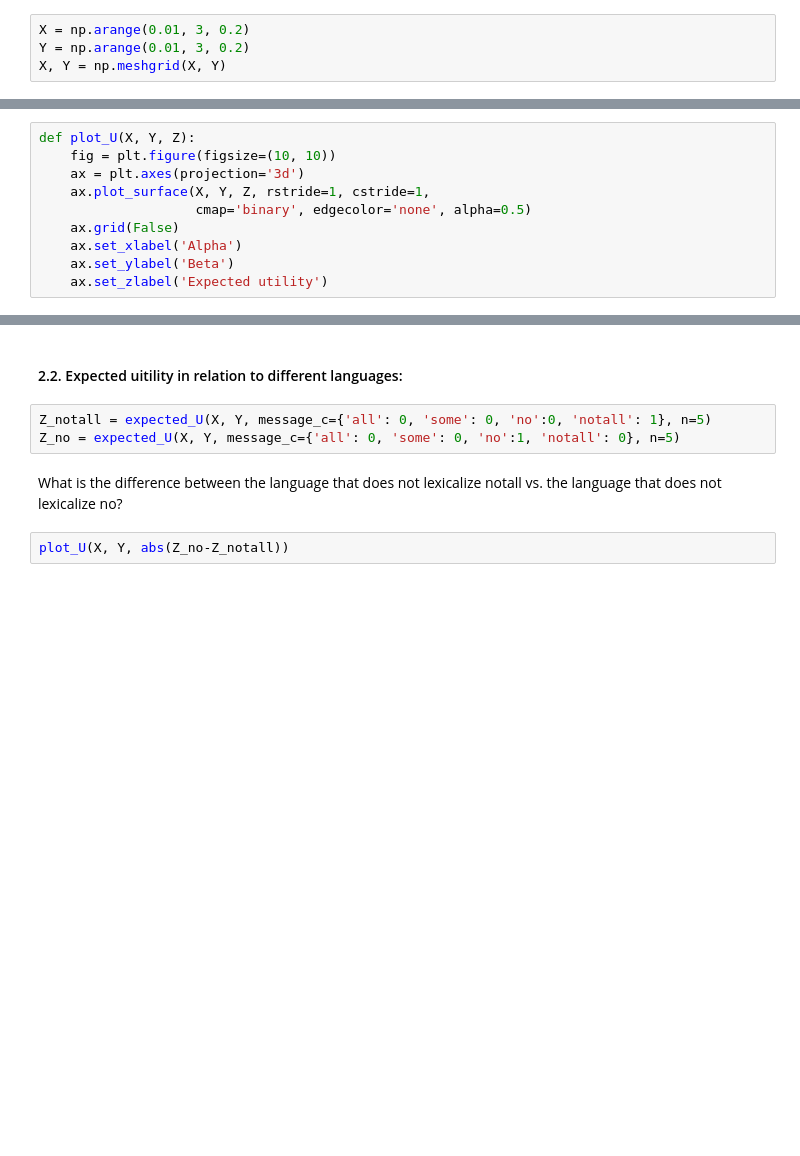
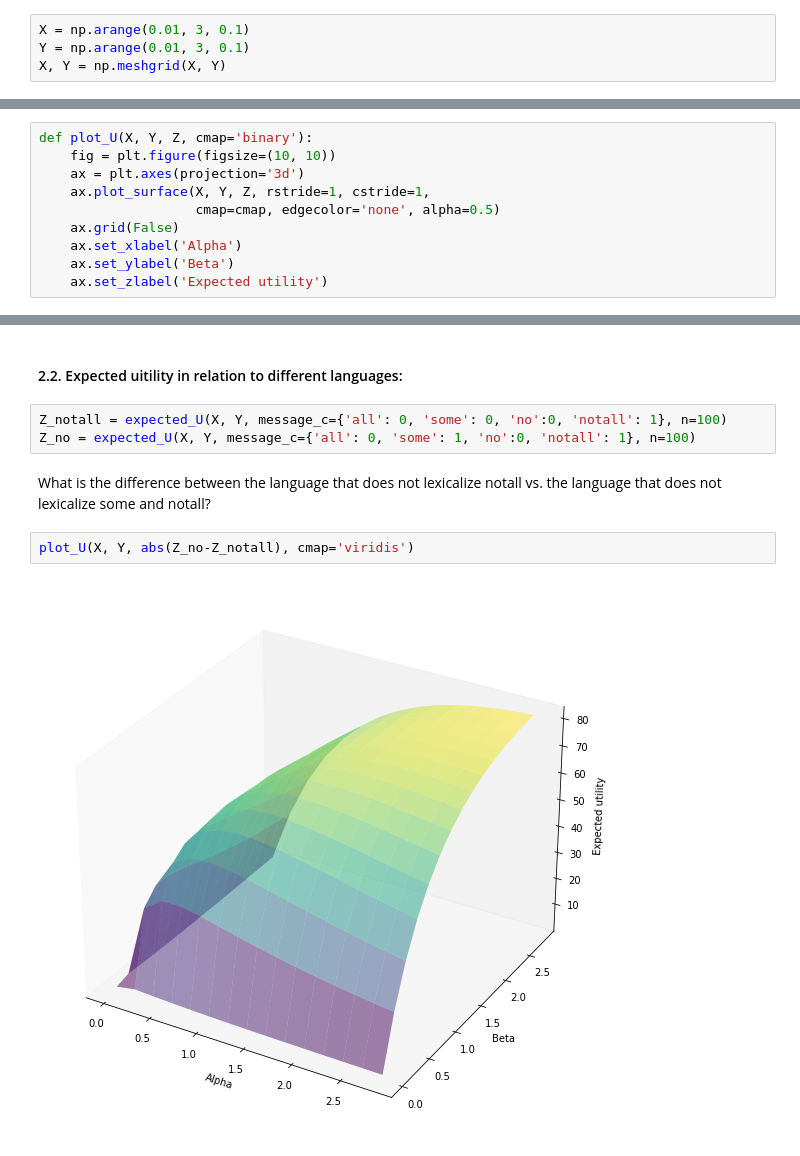
Before and after one commit to alexeykosh/2021-PPR-expected-utility, a Jupyter notebook: model.ipynb, the cells around one changed output, grey strips where cells are left out. Drawn from its saved outputs; the diff is of its cells as text; blank space fills up the shorter version.

```diff
--- a/model.ipynb
+++ b/model.ipynb
@@ -65,8 +65,8 @@ def expected_U(a, b, message_c, n=50):
         res.append(scipy.stats.beta(a, b).pdf(i)*sum(utility))
     return(sum(res))
 # %%
-X = np.arange(0.01, 3, 0.2)
-Y = np.arange(0.01, 3, 0.2)
+X = np.arange(0.01, 3, 0.1)
+Y = np.arange(0.01, 3, 0.1)
 X, Y = np.meshgrid(X, Y)
 # %% [markdown]
 Let's fix the number of elements at 10, 50 and 100:
@@ -75,11 +75,11 @@ Z_10 = expected_U(X, Y, message_c={'all': 0, 'some': 0, 'no':0, 'notall': 1}, n=
 Z_50 = expected_U(X, Y, message_c={'all': 0, 'some': 0, 'no':0, 'notall': 1}, n=50)
 Z_100 = expected_U(X, Y, message_c={'all': 0, 'some': 0, 'no':0, 'notall': 1}, n=100)
 # %%
-def plot_U(X, Y, Z):
+def plot_U(X, Y, Z, cmap='binary'):
     fig = plt.figure(figsize=(10, 10))
     ax = plt.axes(projection='3d')
     ax.plot_surface(X, Y, Z, rstride=1, cstride=1,
-                    cmap='binary', edgecolor='none', alpha=0.5)
+                    cmap=cmap, edgecolor='none', alpha=0.5)
     ax.grid(False)
     ax.set_xlabel('Alpha')
     ax.set_ylabel('Beta')
@@ -103,9 +111,11 @@ plot_U(X, Y, abs(Z_100-Z_10))
 # %% [markdown]
 #### 2.2. Expected uitility in relation to different languages:
 # %%
-Z_notall = expected_U(X, Y, message_c={'all': 0, 'some': 0, 'no':0, 'notall': 1}, n=5)
-Z_no = expected_U(X, Y, message_c={'all': 0, 'some': 0, 'no':1, 'notall': 0}, n=5)
+Z_notall = expected_U(X, Y, message_c={'all': 0, 'some': 0, 'no':0, 'notall': 1}, n=100)
+Z_no = expected_U(X, Y, message_c={'all': 0, 'some': 1, 'no':0, 'notall': 1}, n=100)
 # %% [markdown]
-What is the difference between the language that does not lexicalize notall vs. the language that does not lexicalize no?
+What is the difference between the language that does not lexicalize notall vs. the language that does not lexicalize some and notall?
 # %%
-plot_U(X, Y, abs(Z_no-Z_notall))
+plot_U(X, Y, abs(Z_no-Z_notall), cmap='viridis')
+# %% [output]
+[figure, added]
```
Also changed, not shown: parts of 4 cells of this notebook.
